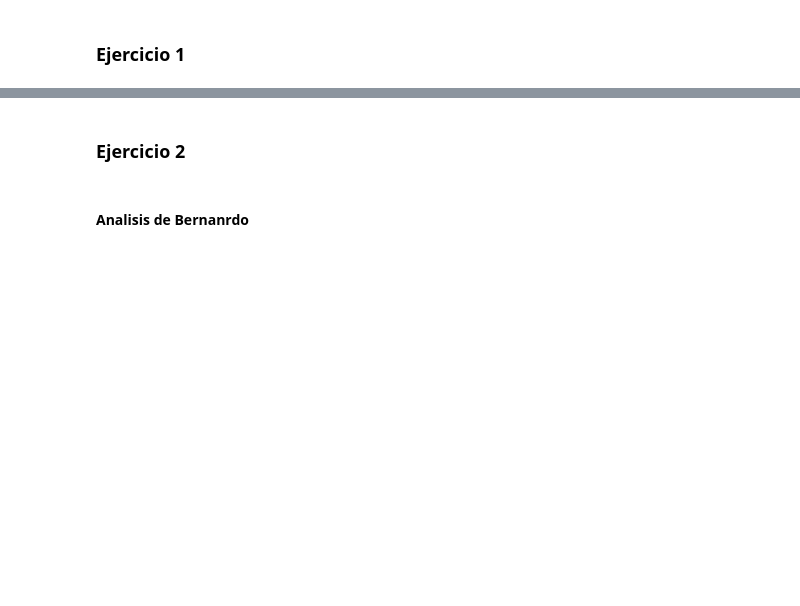
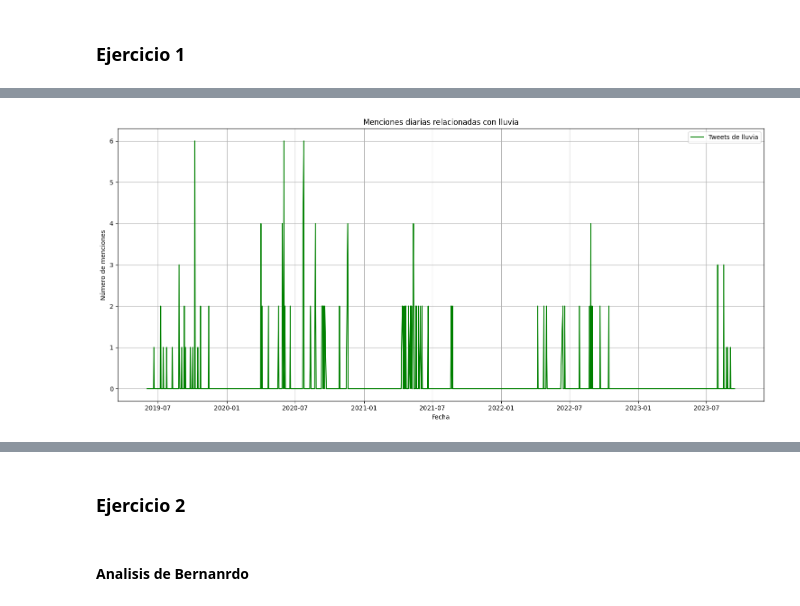
Before and after one commit to Manuel-Archila/Lab6_DS, a Jupyter notebook: Lab6.ipynb, the cells around one changed output, grey strips where cells are left out. Drawn from its saved outputs; the diff is of its cells as text; code cells hidden in the pictures; blank space fills up the shorter version.

```diff
--- a/Lab6.ipynb
+++ b/Lab6.ipynb
@@ -117,0 +170,24 @@ sandra['rawContent'] = sandra['rawContent'].apply(lambda x: remove_stopwords(x))
+# %%
+trafico['date'] = pd.to_datetime(trafico['date']).dt.tz_localize(None)
+
+keyword_lluvia = ["lluvia", "lloviendo", "mojado", "aguacero", "llover"]
+keyword_trafico = ["trafico", "congestion", "atascado", "cola", "atascon"]
+
+trafico['lluvia'] = trafico['rawContent'].apply(lambda x: any(keyword in x for keyword in keyword_lluvia))
+trafico['trafico'] = trafico['rawContent'].apply(lambda x: any(keyword in x for keyword in keyword_trafico))
+
+daily_counts = trafico.groupby(trafico['date'].dt.date)[['lluvia', 'trafico']].sum()
+
+daily_counts_2019 = daily_counts[daily_counts.index >= pd.to_datetime('2019-01-01')]
+
+plt.figure(figsize=(15, 7))
+daily_counts_2019['lluvia'].plot(label='Tweets de lluvia', color='green')
+plt.title('Menciones diarias relacionadas con lluvia')
+plt.ylabel('Número de menciones')
+plt.xlabel('Fecha')
+plt.legend()
+plt.grid(True)
+plt.tight_layout()
+plt.show()
+# %% [output]
+[figure, added]
```
Also changed, not shown: parts of 14 cells of this notebook.
